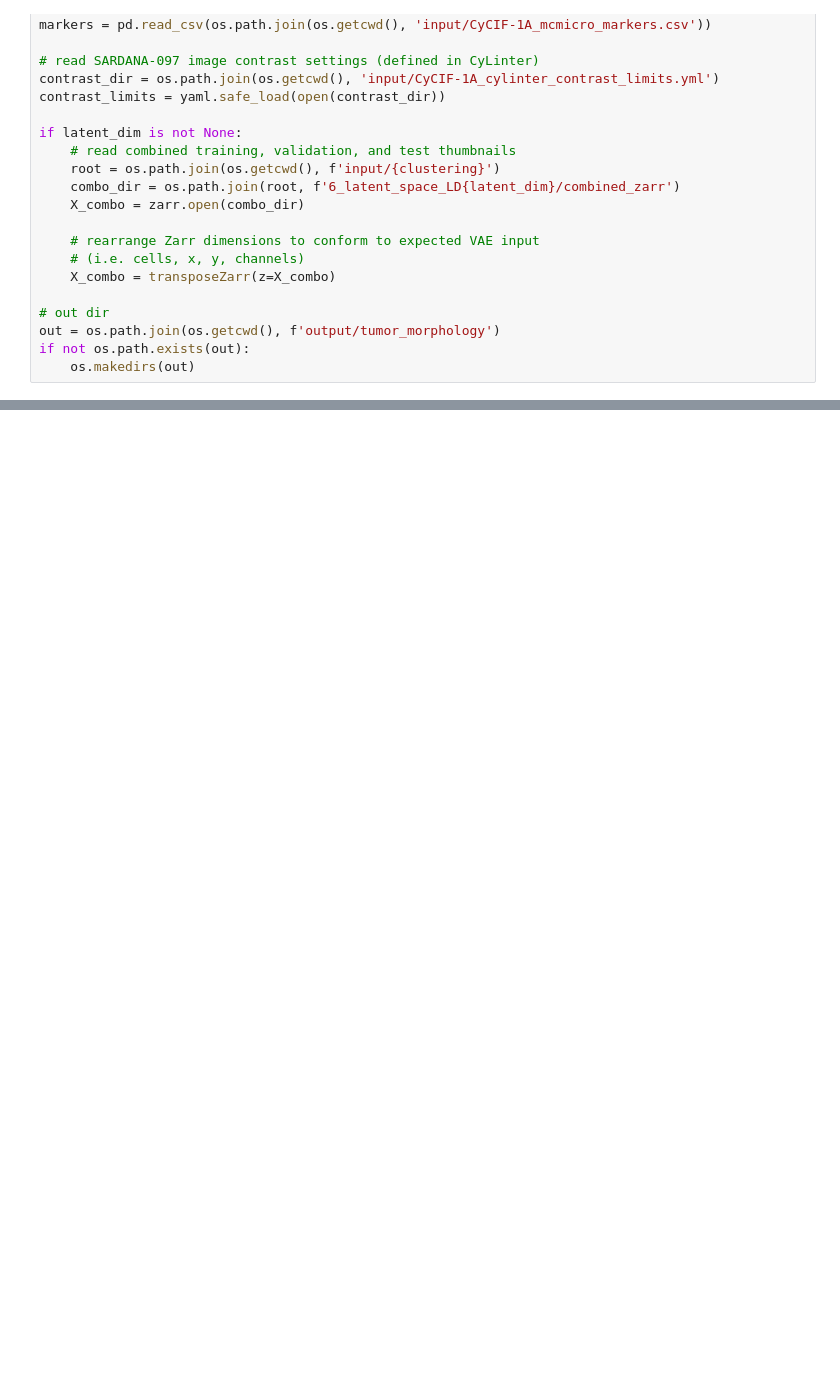
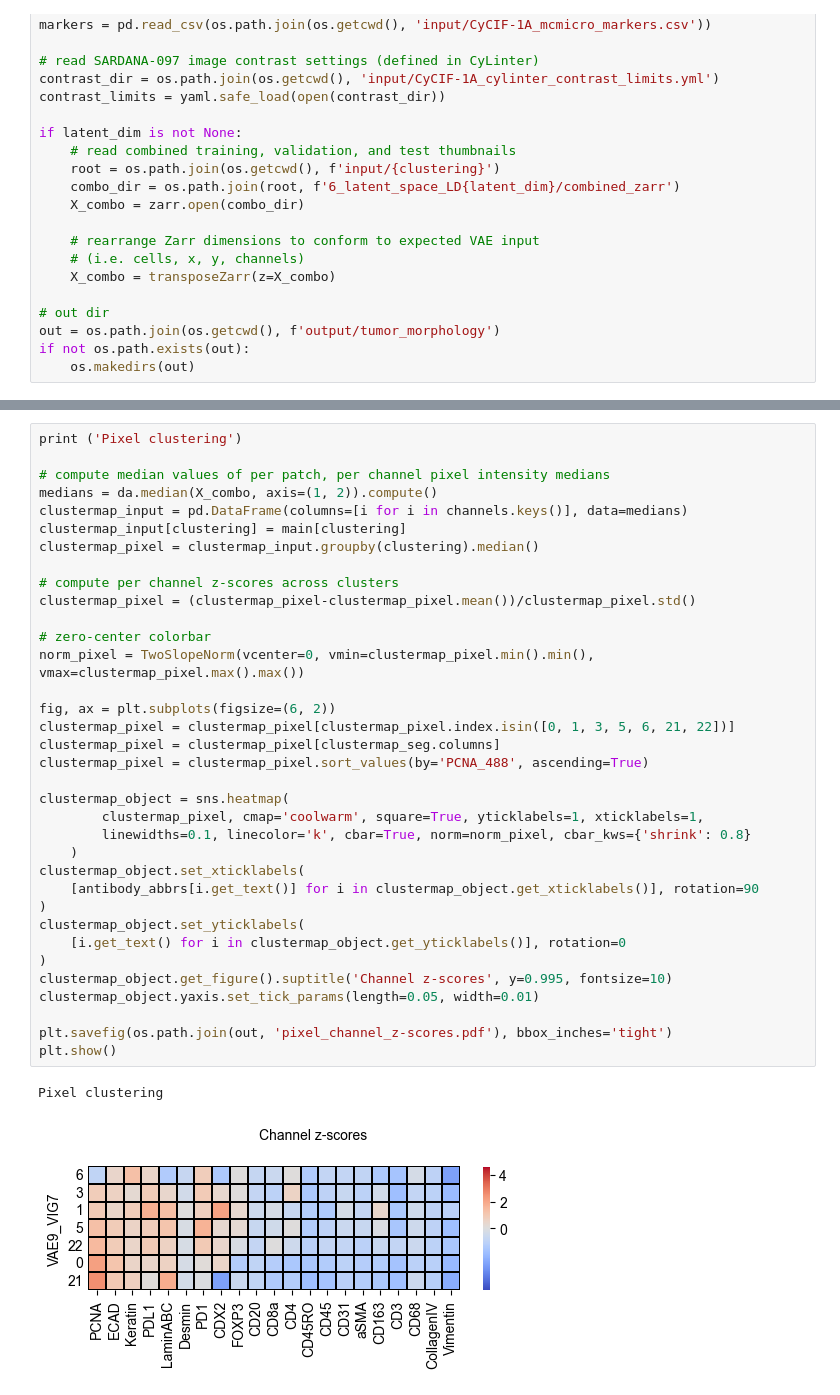
Before and after one commit to labsyspharm/vae-paper, a Jupyter notebook: src/tumor_morphology.ipynb, the cells around one changed output, grey strips where cells are left out. Saved outputs shown, nothing was run; the diff lists cells and outputs as text; blank space fills up the shorter version.

```diff
--- a/src/tumor_morphology.ipynb
+++ b/src/tumor_morphology.ipynb
@@ -147,0 +112,38 @@ Pixel clustering
+# %%
+print ('Pixel clustering')
+
+# compute median values of per patch, per channel pixel intensity medians
+medians = da.median(X_combo, axis=(1, 2)).compute()
+clustermap_input = pd.DataFrame(columns=[i for i in channels.keys()], data=medians)
+clustermap_input[clustering] = main[clustering]
+clustermap_pixel = clustermap_input.groupby(clustering).median()
+
+# compute per channel z-scores across clusters
+clustermap_pixel = (clustermap_pixel-clustermap_pixel.mean())/clustermap_pixel.std()
+
+# zero-center colorbar
+norm_pixel = TwoSlopeNorm(vcenter=0, vmin=clustermap_pixel.min().min(), vmax=clustermap_pixel.max().max())
+
+fig, ax = plt.subplots(figsize=(6, 2))
+clustermap_pixel = clustermap_pixel[clustermap_pixel.index.isin([0, 1, 3, 5, 6, 21, 22])]
+clustermap_pixel = clustermap_pixel[clustermap_seg.columns]
+clustermap_pixel = clustermap_pixel.sort_values(by='PCNA_488', ascending=True)
+
+clustermap_object = sns.heatmap(
+        clustermap_pixel, cmap='coolwarm', square=True, yticklabels=1, xticklabels=1,
+        linewidths=0.1, linecolor='k', cbar=True, norm=norm_pixel, cbar_kws={'shrink': 0.8}
+    )
+clustermap_object.set_xticklabels(
+    [antibody_abbrs[i.get_text()] for i in clustermap_object.get_xticklabels()], rotation=90
+)
+clustermap_object.set_yticklabels(
+    [i.get_text() for i in clustermap_object.get_yticklabels()], rotation=0
+)
+clustermap_object.get_figure().suptitle('Channel z-scores', y=0.995, fontsize=10)
+clustermap_object.yaxis.set_tick_params(length=0.05, width=0.01)
+
+plt.savefig(os.path.join(out, 'pixel_channel_z-scores.pdf'), bbox_inches='tight')
+plt.show()
+# %% [output]
+Pixel clustering
+[figure, added]
```
Also changed, not shown: parts of 3 cells of this notebook, 28 other files.
